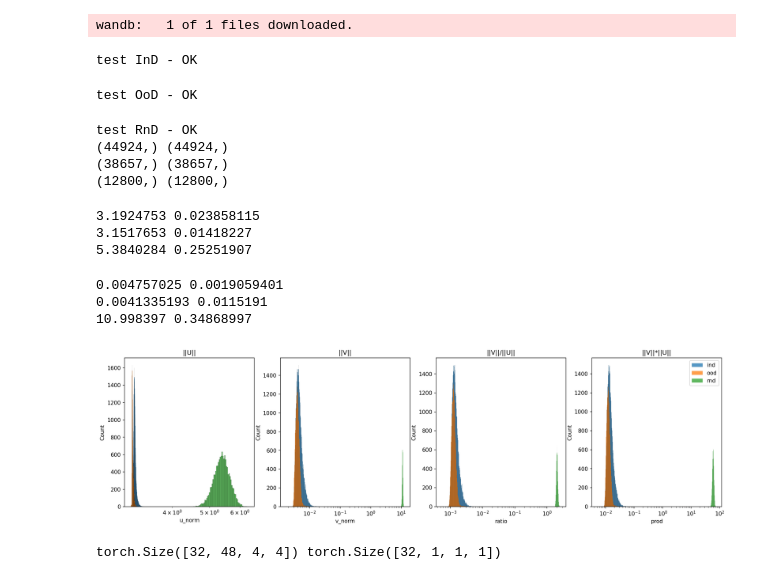
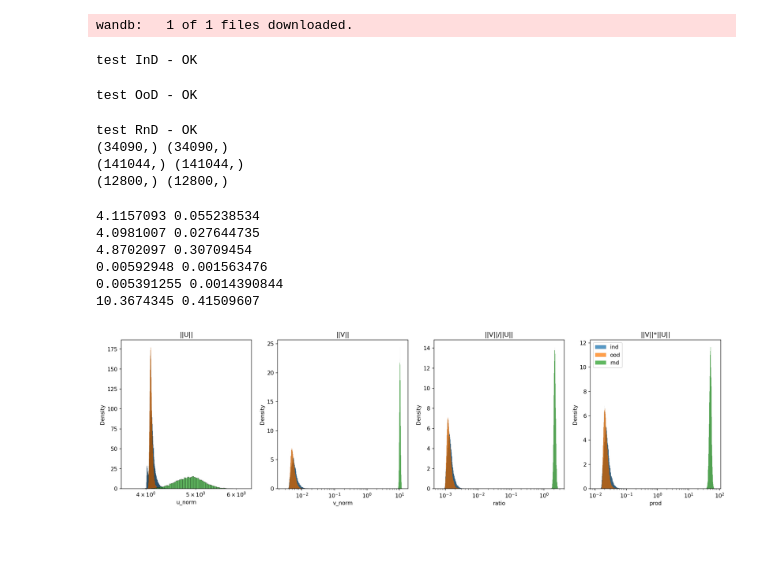
Before and after one commit to yasithdev/qpm-amrb-new, a Jupyter notebook: eval_qpm_species_flow_mse_M128_ood.ipynb, the cells around one changed output. Cells and saved outputs as stored; diff of their text form; code cells hidden in the pictures; blank space fills up the shorter version.

Commit message:
update images and scripts, add SWA callback, add ECE

```diff
--- a/eval_qpm_species_flow_mse_M128_ood.ipynb
+++ b/eval_qpm_species_flow_mse_M128_ood.ipynb
@@ -61,7 +57,9 @@ fwur6c78
 # %%
 from pathlib import Path
+from lightning.pytorch.loggers.wandb import WandbLogger
+
 artifact_dir = WandbLogger.download_artifact(artifact=f"yasith/robust_ml/model-{model_id}:best")
-model = model.load_from_checkpoint(Path(artifact_dir) / "model.ckpt", config=config)
+model = model.__class__.load_from_checkpoint(Path(artifact_dir) / "model.ckpt", config=config)
 model = model.cuda()
 model.eval();
 # %% [output]
@@ -126,78 +124,66 @@ print(rnd_u_norms.shape, rnd_v_norms.shape)
 test InD - OK
 test OoD - OK
 test RnD - OK
-(44924,) (44924,)
-(38657,) (38657,)
+(34090,) (34090,)
+(141044,) (141044,)
 (12800,) (12800,)
 # %%
 ind_u_norms_scaled = np.tanh(ind_u_norms)
 ood_u_norms_scaled = np.tanh(ood_u_norms)
 rnd_u_norms_scaled = np.tanh(rnd_u_norms)
+ind_v_norms_scaled = np.tanh(ind_v_norms)
+ood_v_norms_scaled = np.tanh(ood_v_norms)
+rnd_v_norms_scaled = np.tanh(rnd_v_norms)
 
 print(ind_u_norms.mean(), ind_u_norms.std())
 print(ood_u_norms.mean(), ood_u_norms.std())
 print(rnd_u_norms.mean(), rnd_u_norms.std())
+print(ind_v_norms.mean(), ind_v_norms.std())
+print(ood_v_norms.mean(), ood_v_norms.std())
+print(rnd_v_norms.mean(), rnd_v_norms.std())
 # %% [output]
-3.1924753 0.023858115
-3.1517653 0.01418227
-5.3840284 0.25251907
+4.1157093 0.055238534
+4.0981007 0.027644735
+4.8702097 0.30709454
+0.00592948 0.001563476
+0.005391255 0.0014390844
+10.3674345 0.41509607
-# %%
-ind_v_norms_scaled = np.tanh(ind_v_norms)
-ood_v_norms_scaled = np.tanh(ood_v_norms)
-rnd_v_norms_scaled = np.tanh(rnd_v_norms)
-
-print(ind_v_norms.mean(), ind_v_norms.std())
-print(ood_v_norms.mean(), ood_v_norms.std())
-print(rnd_v_norms.mean(), rnd_v_norms.std())
-# %% [output]
-0.004757025 0.0019059401
-0.0041335193 0.0115191
-10.998397 0.34868997
 # %%
 from matplotlib import pyplot as plt
 import seaborn as sns
 import pandas as pd
 
 plt.rcParams['figure.figsize'] = (5, 5)
 plt.rcParams['figure.dpi'] = 150
 
 data_ind = pd.DataFrame(dict(u_norm=ind_u_norms, v_norm=ind_v_norms, ratio=ind_v_norms/ind_u_norms, prod=ind_v_norms*ind_u_norms))
 data_ood = pd.DataFrame(dict(u_norm=ood_u_norms, v_norm=ood_v_norms, ratio=ood_v_norms/ood_u_norms, prod=ood_v_norms*ood_u_norms))
 data_rnd = pd.DataFrame(dict(u_norm=rnd_u_norms, v_norm=rnd_v_norms, ratio=rnd_v_norms/rnd_u_norms, prod=rnd_v_norms*rnd_u_norms))
 
 fig, (ax1, ax2, ax3, ax4) = plt.subplots(1, 4, figsize = (20, 5))
 
-sns.histplot(data=data_ind, x="u_norm", log_scale=True, fill=True, label='ind', ax=ax1)
-sns.histplot(data=data_ood, x="u_norm", log_scale=True, fill=True, label='ood', ax=ax1)
-sns.histplot(data=data_rnd, x="u_norm", log_scale=True, fill=True, label='rnd', ax=ax1)
+sns.histplot(data=data_ind, x="u_norm", log_scale=True, fill=True, label='ind', stat='density', ax=ax1)
+sns.histplot(data=data_ood, x="u_norm", log_scale=True, fill=True, label='ood', stat='density', ax=ax1)
+sns.histplot(data=data_rnd, x="u_norm", log_scale=True, fill=True, label='rnd', stat='density', ax=ax1)
 
-sns.histplot(data=data_ind, x="v_norm", log_scale=True, fill=True, label='ind', ax=ax2)
-sns.histplot(data=data_ood, x="v_norm", log_scale=True, fill=True, label='ood', ax=ax2)
-sns.histplot(data=data_rnd, x="v_norm", log_scale=True, fill=True, label='rnd', ax=ax2)
+sns.histplot(data=data_ind, x="v_norm", log_scale=True, fill=True, label='ind', stat='density', ax=ax2)
+sns.histplot(data=data_ood, x="v_norm", log_scale=True, fill=True, label='ood', stat='density', ax=ax2)
+sns.histplot(data=data_rnd, x="v_norm", log_scale=True, fill=True, label='rnd', stat='density', ax=ax2)
 
-sns.histplot(data=data_ind, x="ratio", log_scale=True, fill=True, label='ind', ax=ax3)
-sns.histplot(data=data_ood, x="ratio", log_scale=True, fill=True, label='ood', ax=ax3)
-sns.histplot(data=data_rnd, x="ratio", log_scale=True, fill=True, label='rnd', ax=ax3)
+sns.histplot(data=data_ind, x="ratio", log_scale=True, fill=True, label='ind', stat='density', ax=ax3)
+sns.histplot(data=data_ood, x="ratio", log_scale=True, fill=True, label='ood', stat='density', ax=ax3)
+sns.histplot(data=data_rnd, x="ratio", log_scale=True, fill=True, label='rnd', stat='density', ax=ax3)
 
-sns.histplot(data=data_ind, x="prod", log_scale=True, fill=True, label='ind', ax=ax4)
-sns.histplot(data=data_ood, x="prod", log_scale=True, fill=True, label='ood', ax=ax4)
-sns.histplot(data=data_rnd, x="prod", log_scale=True, fill=True, label='rnd', ax=ax4)
+sns.histplot(data=data_ind, x="prod", log_scale=True, fill=True, label='ind', stat='density', ax=ax4)
+sns.histplot(data=data_ood, x="prod", log_scale=True, fill=True, label='ood', stat='density', ax=ax4)
+sns.histplot(data=data_rnd, x="prod", log_scale=True, fill=True, label='rnd', stat='density', ax=ax4)
 
 ax1.title.set_text('||U||')
 ax2.title.set_text('||V||')
 ax3.title.set_text('||V||/||U||')
 ax4.title.set_text('||V||*||U||')
 
 plt.legend()
 plt.savefig(f"assets/figures/qpm_species_flow_mse_M128_ood_u_{config.ood[0]}.png")
 # %% [output]
-[figure, old version]
+[figure, new version]
-# %%
-x = torch.randn(32, 48, 4, 4)
-
-ts = (x.shape[0], *[1]*(len(x.shape)-1))
-x_norm = x.flatten(1).norm(dim=1).view(x.shape[0], *[1]*len(s[1:]))
-
-print(x.shape, x_norm.shape)
-# %% [output]
-torch.Size([32, 48, 4, 4]) torch.Size([32, 1, 1, 1])
```
Also changed, not shown: parts of 9 cells of this notebook, 14 other files.
